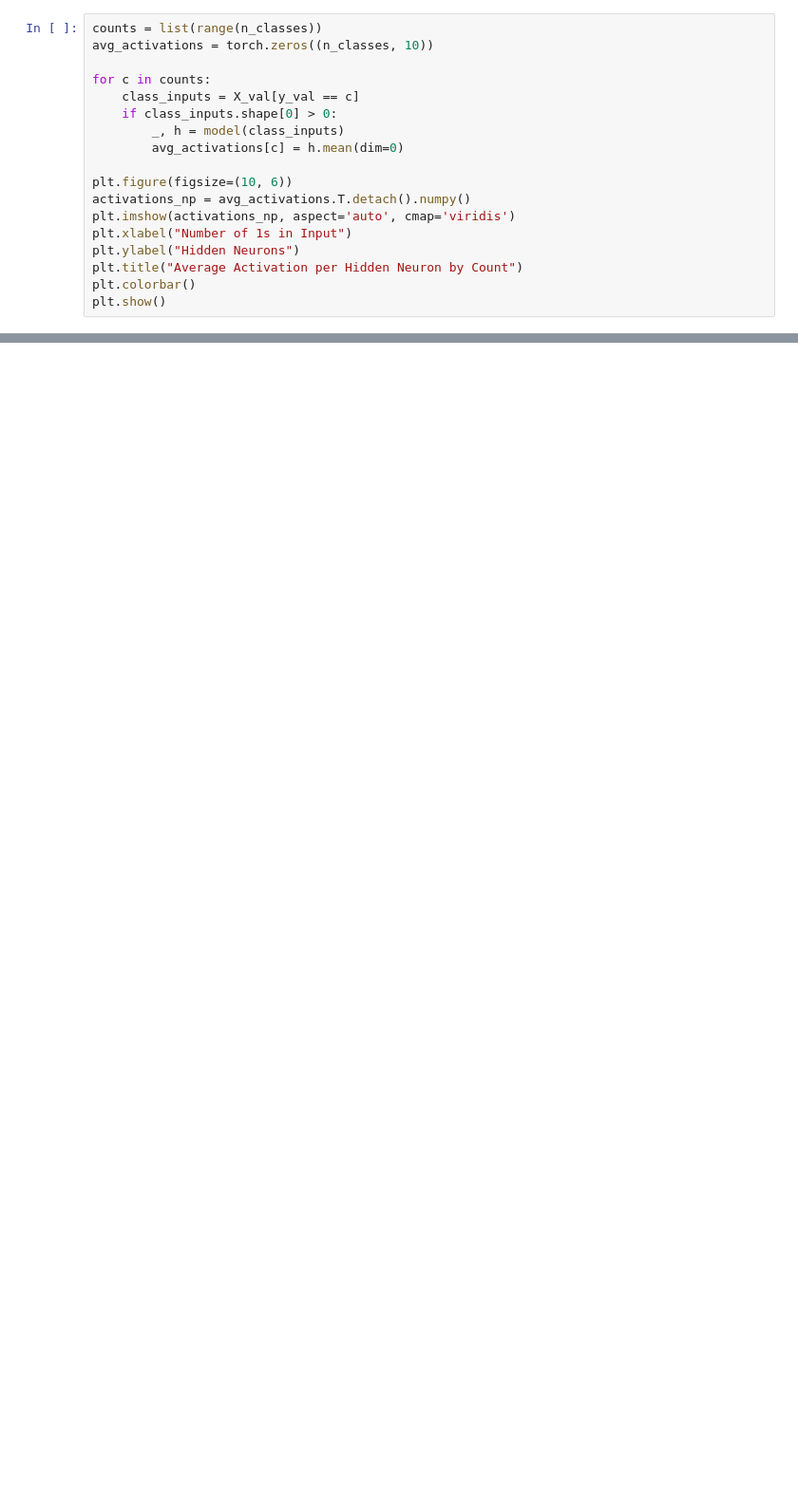
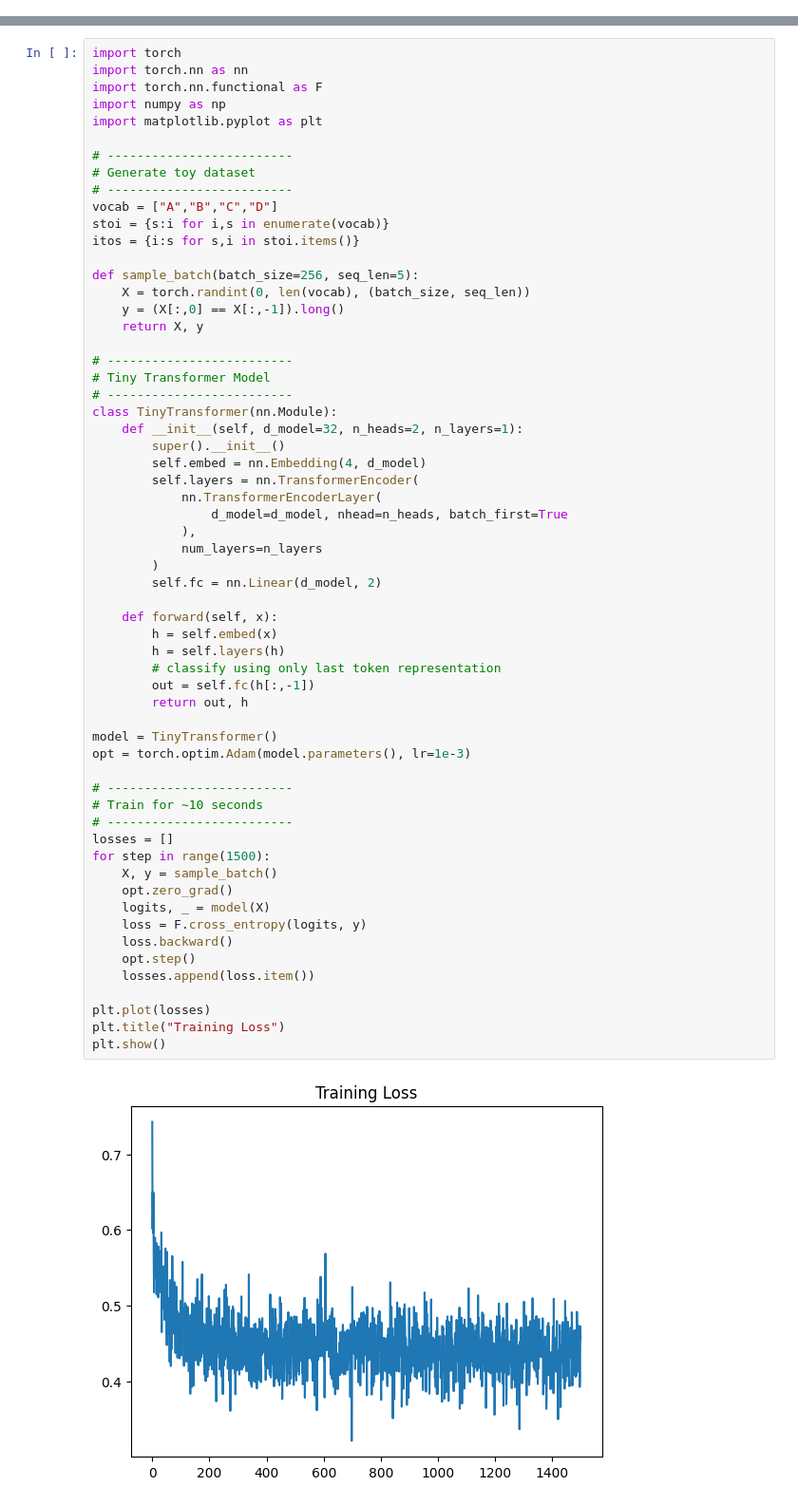
Before and after one commit to syedhumarahim/XAI, a Jupyter notebook: mechanistic_interp_starter.ipynb, the cells around one changed output, grey strips where cells are left out. Shown: that part at 95% size. Cells and saved outputs as stored; diff of their text form; blank space fills up the shorter version.

```diff
--- a/mechanistic_interp_starter.ipynb
+++ b/mechanistic_interp_starter.ipynb
@@ -145,18 +0,0 @@ Rounded Prediction: 4
-# %%
-counts = list(range(n_classes))
-avg_activations = torch.zeros((n_classes, 10))
-
-for c in counts:
-    class_inputs = X_val[y_val == c]
-    if class_inputs.shape[0] > 0:
-        _, h = model(class_inputs)
-        avg_activations[c] = h.mean(dim=0)
-
-plt.figure(figsize=(10, 6))
-activations_np = avg_activations.T.detach().numpy()
-plt.imshow(activations_np, aspect='auto', cmap='viridis')
-plt.xlabel("Number of 1s in Input")
-plt.ylabel("Hidden Neurons")
-plt.title("Average Activation per Hidden Neuron by Count")
-plt.colorbar()
-plt.show()
@@ -293,0 +66,62 @@ Are there redundant neurons (zeroing them causes no change)?
+# %%
+import torch
+import torch.nn as nn
+import torch.nn.functional as F
+import numpy as np
+import matplotlib.pyplot as plt
+
+# -------------------------
+# Generate toy dataset
+# -------------------------
+vocab = ["A","B","C","D"]
+stoi = {s:i for i,s in enumerate(vocab)}
+itos = {i:s for s,i in stoi.items()}
+
+def sample_batch(batch_size=256, seq_len=5):
+    X = torch.randint(0, len(vocab), (batch_size, seq_len))
+    y = (X[:,0] == X[:,-1]).long()
+    return X, y
+
+# -------------------------
+# Tiny Transformer Model
+# -------------------------
+class TinyTransformer(nn.Module):
+    def __init__(self, d_model=32, n_heads=2, n_layers=1):
+        super().__init__()
+        self.embed = nn.Embedding(4, d_model)
+        self.layers = nn.TransformerEncoder(
+            nn.TransformerEncoderLayer(
+                d_model=d_model, nhead=n_heads, batch_first=True
+            ),
+            num_layers=n_layers
+        )
+        self.fc = nn.Linear(d_model, 2)
+
+    def forward(self, x):
+        h = self.embed(x)
+        h = self.layers(h)
+        # classify using only last token representation
+        out = self.fc(h[:,-1])
+        return out, h
+
+model = TinyTransformer()
+opt = torch.optim.Adam(model.parameters(), lr=1e-3)
+
+# -------------------------
+# Train for ~10 seconds
+# -------------------------
+losses = []
+for step in range(1500):
+    X, y = sample_batch()
+    opt.zero_grad()
+    logits, _ = model(X)
+    loss = F.cross_entropy(logits, y)
+    loss.backward()
+    opt.step()
+    losses.append(loss.item())
+
+plt.plot(losses)
+plt.title("Training Loss")
+plt.show()
+# %% [output]
+[figure, added]
```
Also changed, not shown: parts of 33 cells of this notebook.
